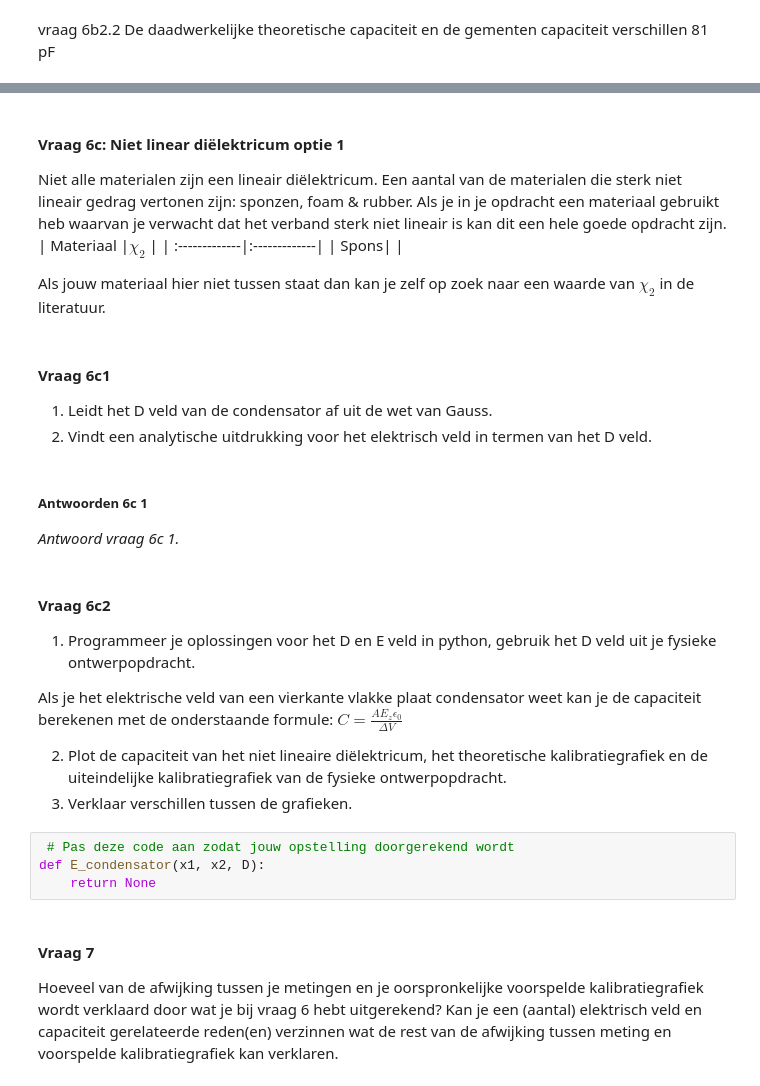
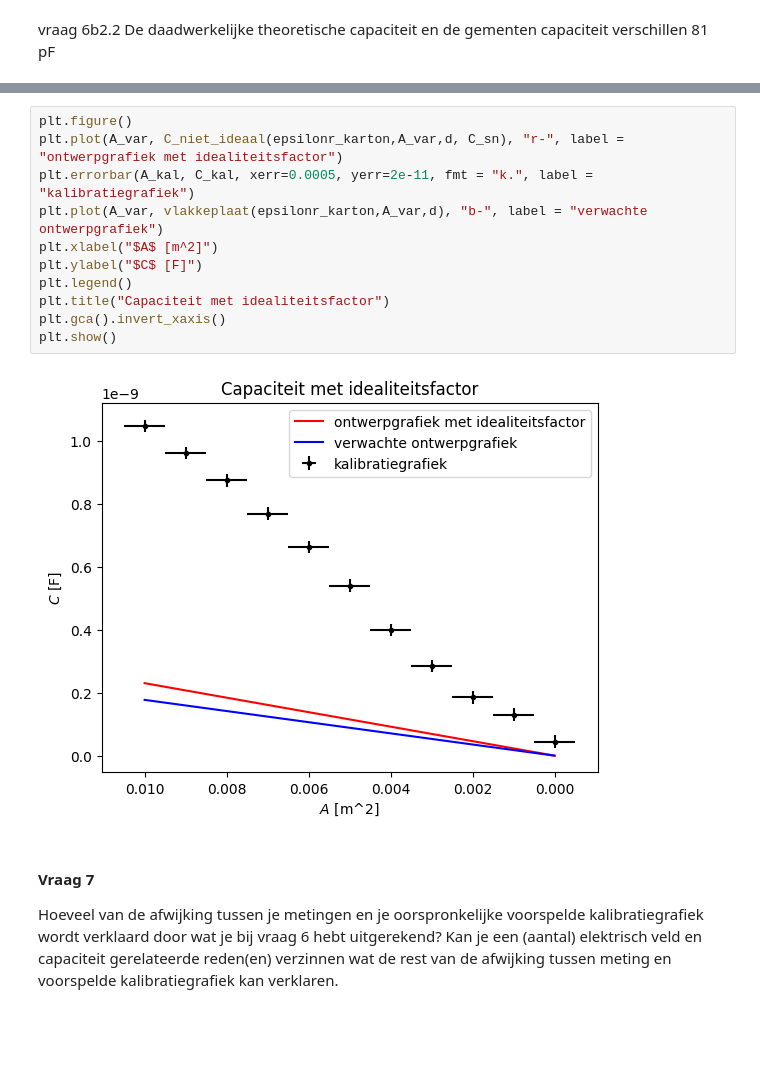
Before and after one commit to Caaldering/opdrachten-DEF-D_CA, a Jupyter notebook: DigitaleOntwerpopdrachten/1CondensatorOpdracht/CondensatorOntwerpopdracht.ipynb, the cells around one changed output, grey strips where cells are left out. Drawn from its saved outputs; the diff is of its cells as text; blank space fills up the shorter version.

```diff
--- a/DigitaleOntwerpopdrachten/1CondensatorOpdracht/CondensatorOntwerpopdracht.ipynb
+++ b/DigitaleOntwerpopdrachten/1CondensatorOpdracht/CondensatorOntwerpopdracht.ipynb
@@ -1025,36 +993,16 @@ C = (epsilon0 * epsilonr * A) / d
-# %% [markdown]
-#### Vraag 6c: Niet linear diëlektricum optie 1
-
-Niet alle materialen zijn een lineair diëlektricum. Een aantal van de materialen die sterk niet lineair gedrag vertonen zijn: sponzen, foam & rubber. Als je in je opdracht een materiaal gebruikt heb waarvan je verwacht dat het verband sterk niet lineair is kan dit een hele goede opdracht zijn.
-| Materiaal |$\chi_2$   |
-| :-------------|:-------------|
-| Spons|  |
-
-Als jouw materiaal hier niet tussen staat dan kan je zelf op zoek naar een waarde van $\chi_2$ in de literatuur.
-# %% [markdown]
-#### Vraag 6c1
-
-1. Leidt het D veld van de condensator af uit de wet van Gauss.
-2. Vindt een analytische uitdrukking voor het elektrisch veld in termen van het D veld.
-# %% [markdown]
-##### Antwoorden 6c 1
-
-*Antwoord vraag 6c 1.*
-# %% [markdown]
-#### Vraag 6c2
-
-1. Programmeer je oplossingen voor het D en E veld in python, gebruik het D veld uit je fysieke ontwerpopdracht.
-
-Als je het elektrische veld van een vierkante vlakke plaat condensator weet kan je de capaciteit berekenen met de onderstaande formule:
-$C = \frac{A
-E_z \epsilon_0}{\Delta V}$
-
-2. Plot de capaciteit van het niet lineaire diëlektricum, het theoretische kalibratiegrafiek en de uiteindelijke kalibratiegrafiek van de fysieke ontwerpopdracht.
-3. Verklaar verschillen tussen de grafieken.
-# %%
- # Pas deze code aan zodat jouw opstelling doorgerekend wordt
-def E_condensator(x1, x2, D):
-    return None
+# %%
+plt.figure()
+plt.plot(A_var, C_niet_ideaal(epsilonr_karton,A_var,d, C_sn), "r-", label = "ontwerpgrafiek met idealiteitsfactor")
+plt.errorbar(A_kal, C_kal, xerr=0.0005, yerr=2e-11, fmt = "k.", label = "kalibratiegrafiek")
+plt.plot(A_var, vlakkeplaat(epsilonr_karton,A_var,d), "b-", label = "verwachte ontwerpgrafiek")
+plt.xlabel("$A$ [m^2]")
+plt.ylabel("$C$ [F]")
+plt.legend()
+plt.title("Capaciteit met idealiteitsfactor")
+plt.gca().invert_xaxis()
+plt.show()
+# %% [output]
+[figure, added]
 # %% [markdown]
 #### Vraag 7
 
```
Also changed, not shown: parts of 10 cells of this notebook.
